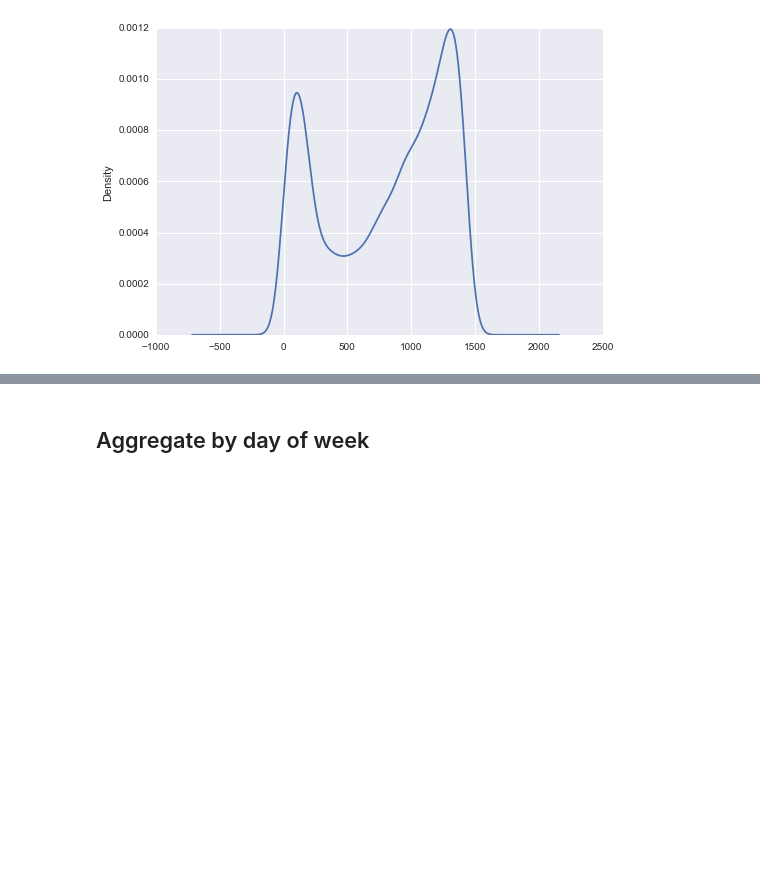
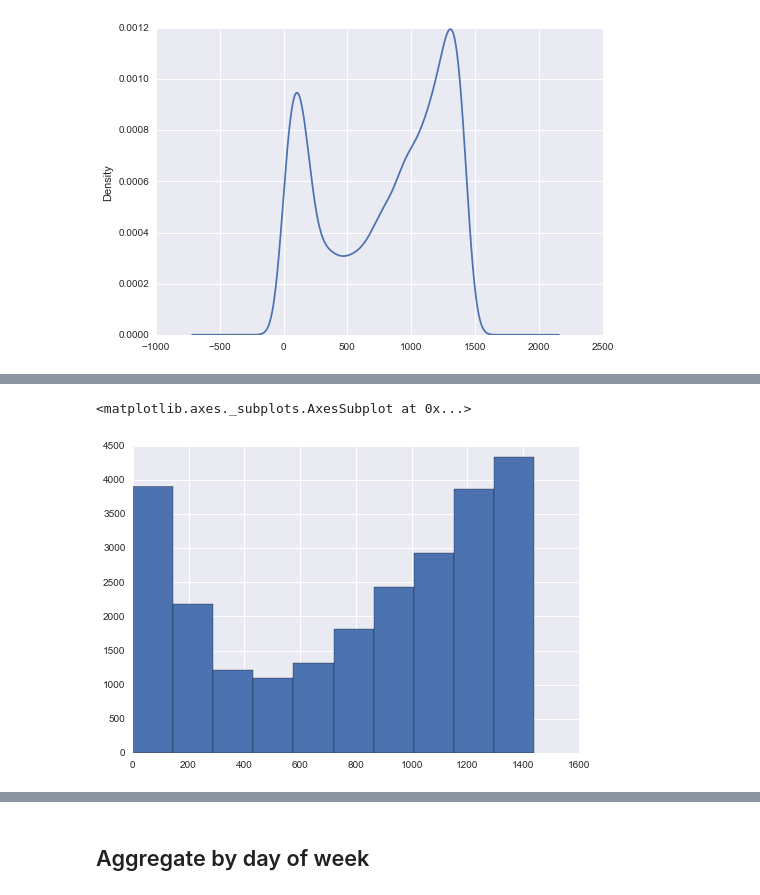
Before and after one commit to jayqi/sf-walk-safety, a Jupyter notebook: ipynbs/robbery analysis sandbox.ipynb, the cells around one changed output, grey strips where cells are left out. Saved outputs shown, nothing was run; the diff lists cells and outputs as text; code cells hidden in the pictures; blank space fills up the shorter version.

```diff
--- a/ipynbs/robbery analysis.ipynb
+++ b/ipynbs/robbery analysis sandbox.ipynb
@@ -98,0 +128,5 @@ p = df.time.apply(time2num).plot.kde()
+# %%
+pd.Series((df.time.apply(time2num).reshape(-1,1)+noise).reshape(-1,)).hist()
+# %% [output]
+<matplotlib.axes._subplots.AxesSubplot at 0x...>
+[figure, added]
```
Also changed, not shown: parts of 12 cells of this notebook, 1 other file.
